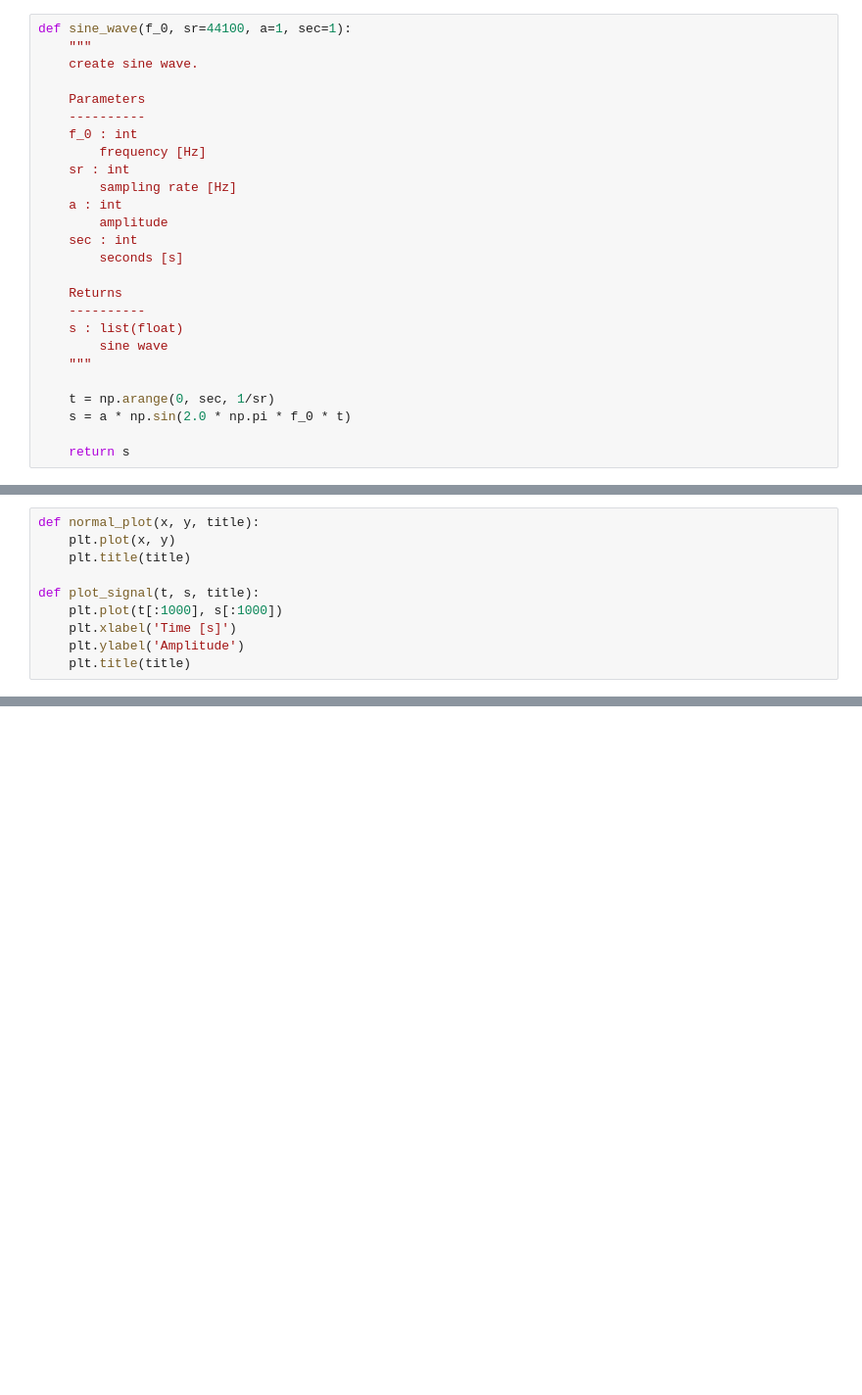
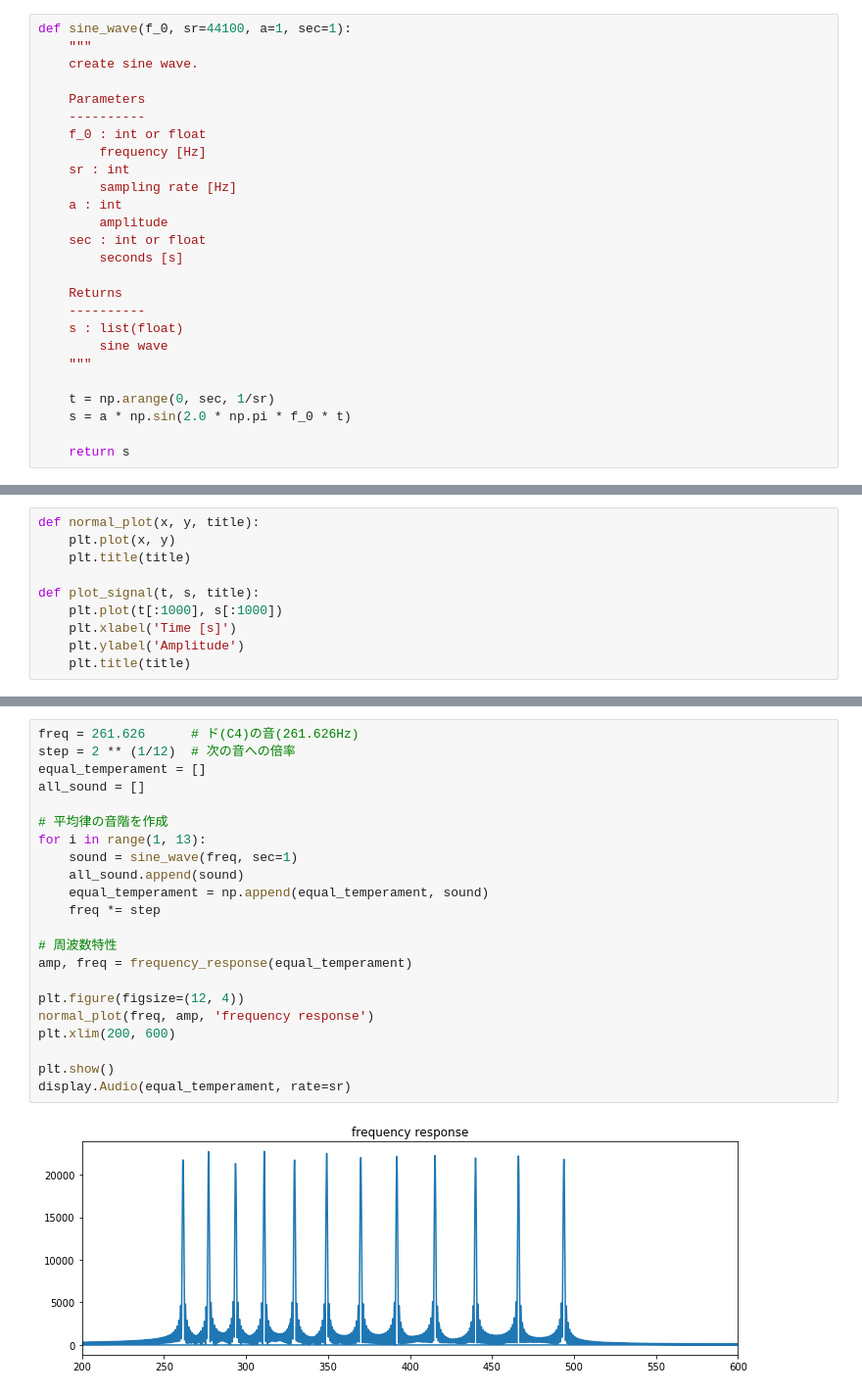
Before and after one commit to kargenk/acoustics_for_beginners, a Jupyter notebook: chapter01_sine-wave.ipynb, the cells around one changed output, grey strips where cells are left out. Shown at 98% size. Cells and saved outputs as stored; diff of their text form; blank space fills up the shorter version.

Commit message:
[add] 12 equal temperament

```diff
--- a/chapter01_sine-wave.ipynb
+++ b/chapter01_sine-wave.ipynb
@@ -14,13 +14,13 @@ def sine_wave(f_0, sr=44100, a=1, sec=1):
 
     Parameters
     ----------
-    f_0 : int
+    f_0 : int or float
         frequency [Hz]
     sr : int
         sampling rate [Hz]
     a : int
         amplitude
-    sec : int
+    sec : int or float
         seconds [s]
 
     Returns
@@ -98,0 +113,24 @@ plt.show()
+# %%
+freq = 261.626      # ド(C4)の音(261.626Hz)
+step = 2 ** (1/12)  # 次の音への倍率
+equal_temperament = []
+all_sound = []
+
+# 平均律の音階を作成
+for i in range(1, 13):
+    sound = sine_wave(freq, sec=1)
+    all_sound.append(sound)
+    equal_temperament = np.append(equal_temperament, sound)
+    freq *= step
+
+# 周波数特性
+amp, freq = frequency_response(equal_temperament)
+
+plt.figure(figsize=(12, 4))
+normal_plot(freq, amp, 'frequency response')
+plt.xlim(200, 600)
+
+plt.show()
+display.Audio(equal_temperament, rate=sr)
+# %% [output]
+[figure, added]
```
Also changed, not shown: parts of 6 cells of this notebook.
